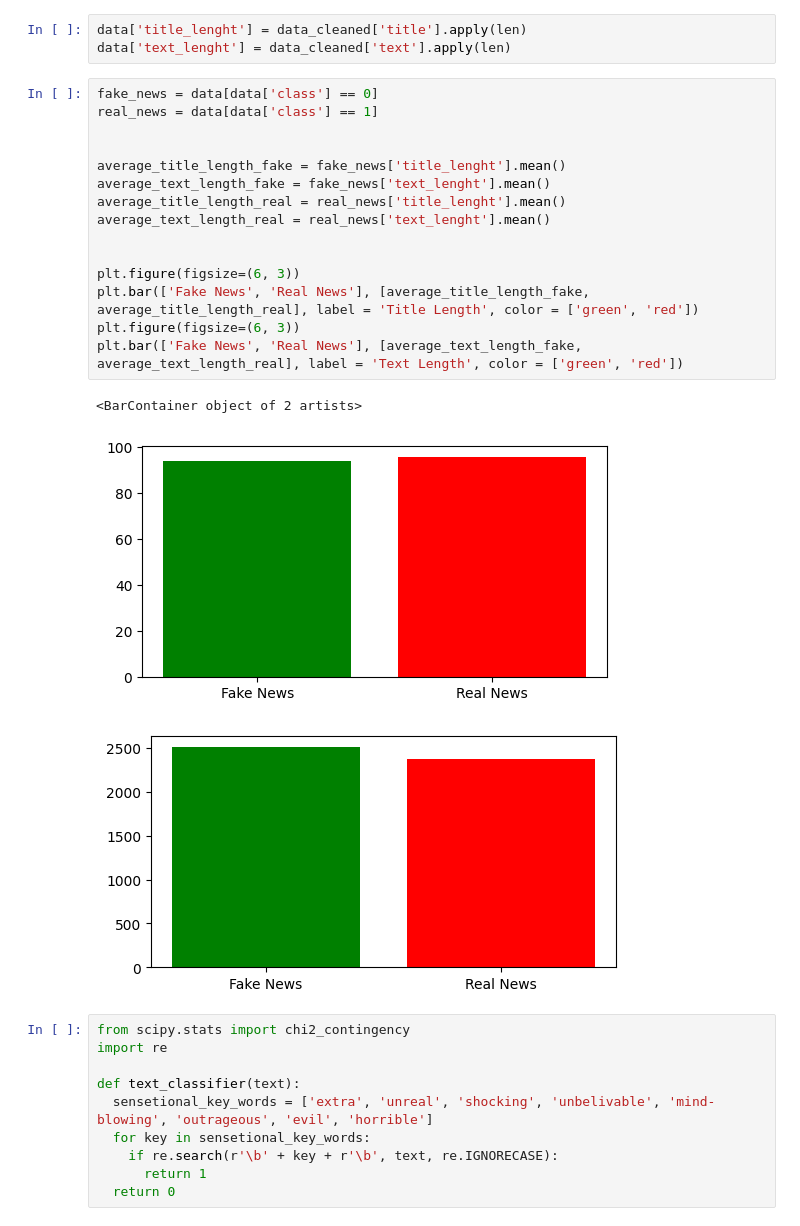
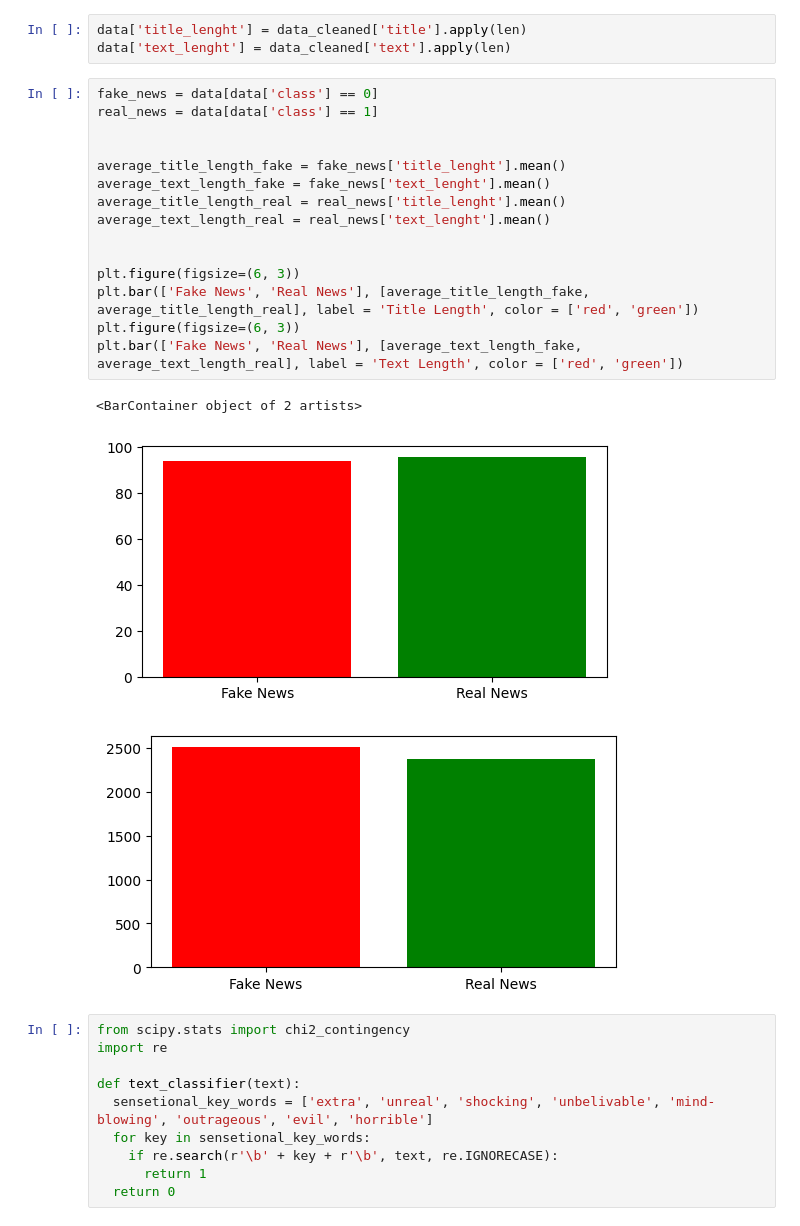
Before and after one commit to agatazz/Fake-news-bayes, a Jupyter notebook: Fake_news_bayes_classifier.ipynb, the cells around one changed output. Cells and saved outputs as stored; diff of their text form.

```diff
--- a/Fake_news_bayes_classifier.ipynb
+++ b/Fake_news_bayes_classifier.ipynb
@@ -115,22 +115,22 @@ data['text_lenght'] = data_cleaned['text'].apply(len)
 # %%
 fake_news = data[data['class'] == 0]
 real_news = data[data['class'] == 1]
 
 
 average_title_length_fake = fake_news['title_lenght'].mean()
 average_text_length_fake = fake_news['text_lenght'].mean()
 average_title_length_real = real_news['title_lenght'].mean()
 average_text_length_real = real_news['text_lenght'].mean()
 
 
 plt.figure(figsize=(6, 3))
-plt.bar(['Fake News', 'Real News'], [average_title_length_fake, average_title_length_real], label = 'Title Length', color = ['green', 'red'])
+plt.bar(['Fake News', 'Real News'], [average_title_length_fake, average_title_length_real], label = 'Title Length', color = ['red', 'green'])
 plt.figure(figsize=(6, 3))
-plt.bar(['Fake News', 'Real News'], [average_text_length_fake, average_text_length_real], label = 'Text Length', color = ['green', 'red'])
+plt.bar(['Fake News', 'Real News'], [average_text_length_fake, average_text_length_real], label = 'Text Length', color = ['red', 'green'])
 # %% [output]
 <BarContainer object of 2 artists>
-[figure, old version]
+[figure, new version]
-[figure, old version]
+[figure, new version]
 # %%
 from scipy.stats import chi2_contingency
 import re
```
